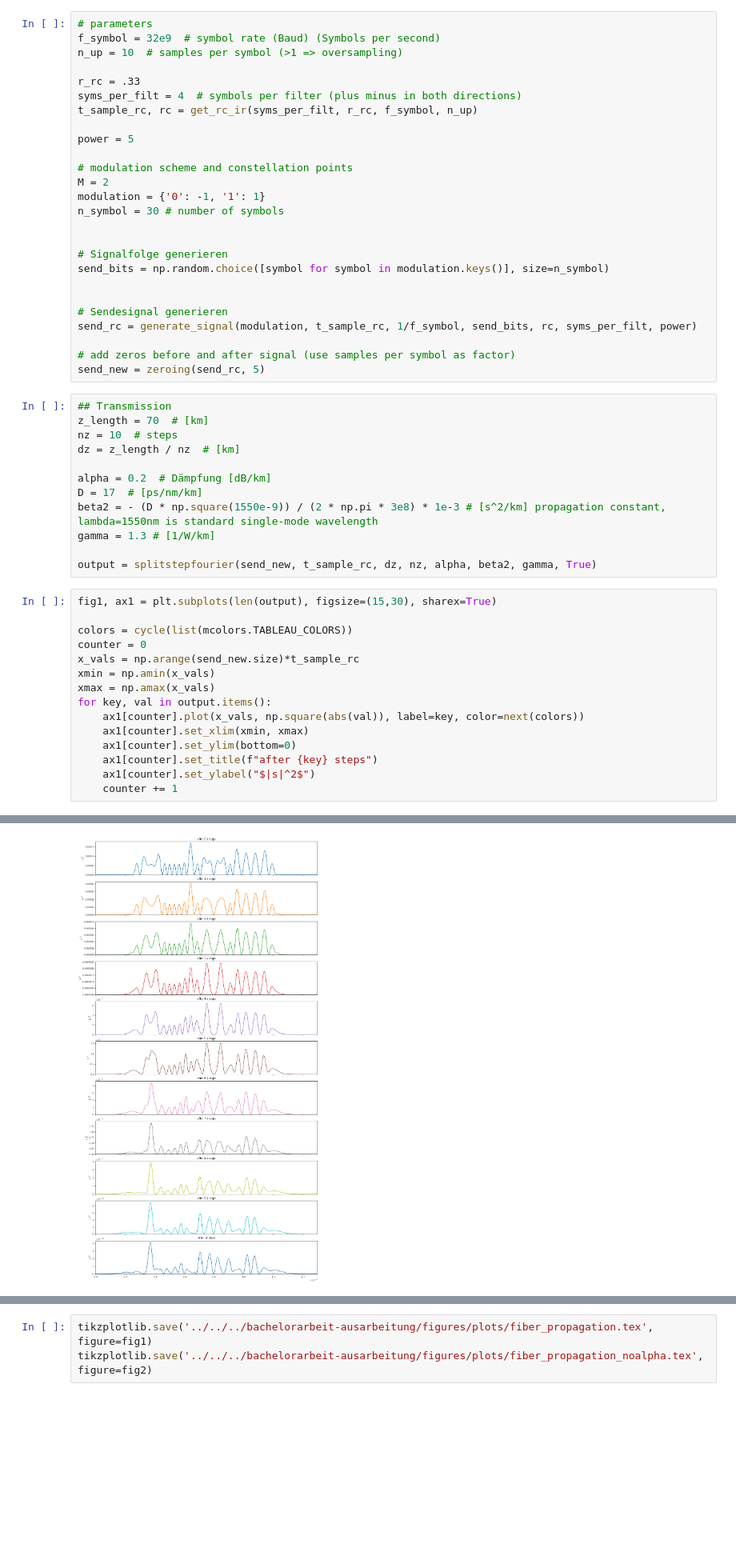
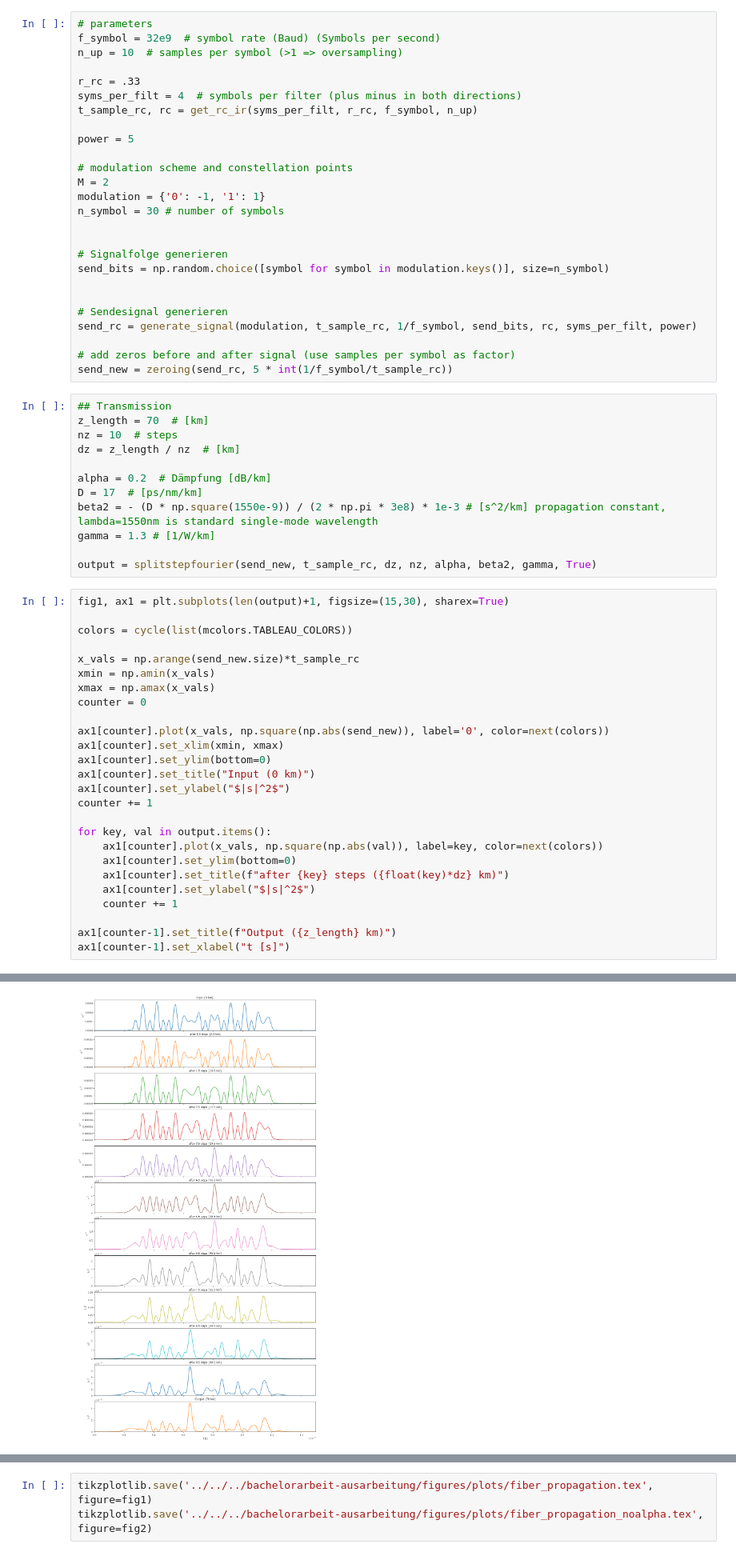
Before and after one commit to domrim/bachelorarbeit-code, a Jupyter notebook: jupyter-notebooks/eval/signal_propagation.ipynb, the cells around one changed output, grey strips where cells are left out. Shown at 80% size. Drawn from its saved outputs; the diff is of its cells as text; blank space fills up the shorter version.

Commit message:
[ADD] Added input signal to subplots

```diff
--- a/jupyter-notebooks/eval/signal_propagation.ipynb
+++ b/jupyter-notebooks/eval/signal_propagation.ipynb
@@ -39,7 +39,7 @@ send_bits = np.random.choice([symbol for symbol in modulation.keys()], size=n_sy
 send_rc = generate_signal(modulation, t_sample_rc, 1/f_symbol, send_bits, rc, syms_per_filt, power)
 
 # add zeros before and after signal (use samples per symbol as factor)
-send_new = zeroing(send_rc, 5)
+send_new = zeroing(send_rc, 5 * int(1/f_symbol/t_sample_rc))
 # %%
 ## Transmission
 z_length = 70  # [km]
@@ -53,18 +53,29 @@ gamma = 1.3 # [1/W/km]
 
 output = splitstepfourier(send_new, t_sample_rc, dz, nz, alpha, beta2, gamma, True)
 # %%
-fig1, ax1 = plt.subplots(len(output), figsize=(15,30), sharex=True)
+fig1, ax1 = plt.subplots(len(output)+1, figsize=(15,30), sharex=True)
 
 colors = cycle(list(mcolors.TABLEAU_COLORS))
-counter = 0
+
 x_vals = np.arange(send_new.size)*t_sample_rc
 xmin = np.amin(x_vals)
 xmax = np.amax(x_vals)
+counter = 0
+
+ax1[counter].plot(x_vals, np.square(np.abs(send_new)), label='0', color=next(colors))
+ax1[counter].set_xlim(xmin, xmax)
+ax1[counter].set_ylim(bottom=0)
+ax1[counter].set_title("Input (0 km)")
+ax1[counter].set_ylabel("$|s|^2$")
+counter += 1
+
 for key, val in output.items():
-    ax1[counter].plot(x_vals, np.square(abs(val)), label=key, color=next(colors))
-    ax1[counter].set_xlim(xmin, xmax)
+    ax1[counter].plot(x_vals, np.square(np.abs(val)), label=key, color=next(colors))
     ax1[counter].set_ylim(bottom=0)
-    ax1[counter].set_title(f"after {key} steps")
+    ax1[counter].set_title(f"after {key} steps ({float(key)*dz} km)")
     ax1[counter].set_ylabel("$|s|^2$")
     counter += 1
+
+ax1[counter-1].set_title(f"Output ({z_length} km)")
+ax1[counter-1].set_xlabel("t [s]")
 # %% [output]
@@ -71,4 +83,4 @@ for key, val in output.items():
-[figure, old version]
+[figure, new version]
 # %%
 ## Transmission
 z_length = 70  # [km]
```
Also changed, not shown: parts of 2 cells of this notebook, 1 other file.
